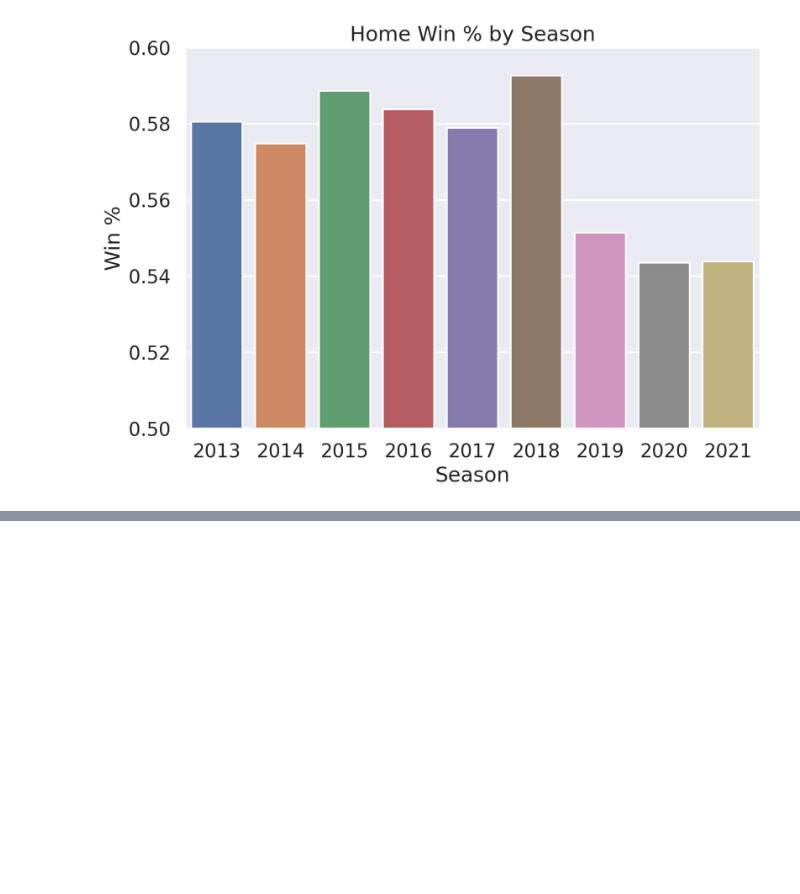
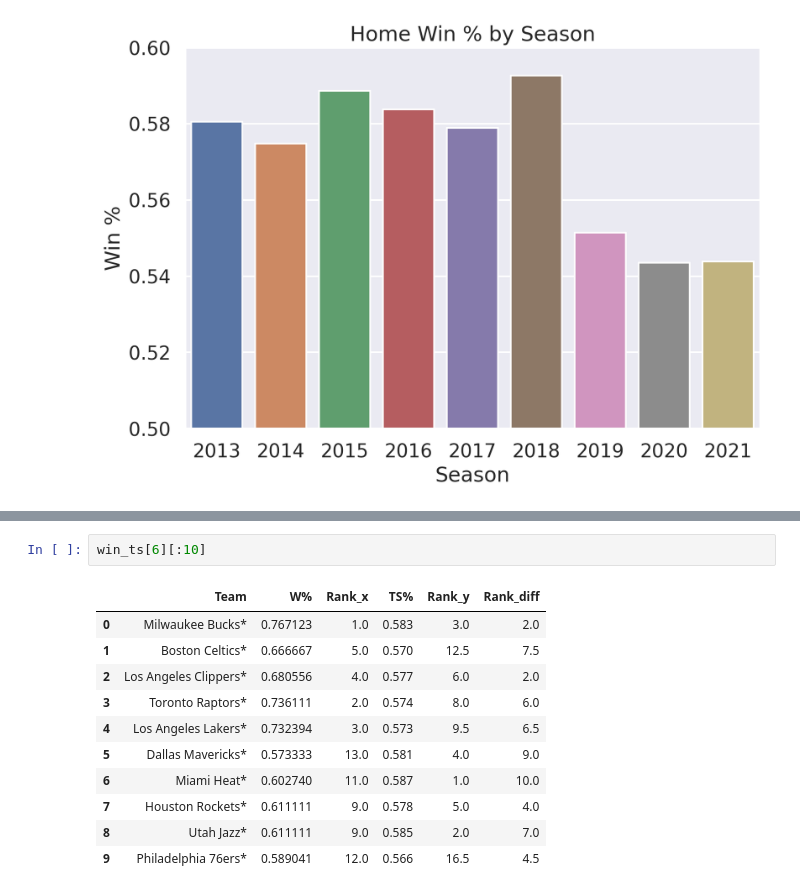
Before and after one commit to edubf22/nba-games, a Jupyter notebook: notebooks/eda.ipynb, the cells around one changed output, grey strips where cells are left out. Cells and saved outputs as stored; diff of their text form; blank space fills up the shorter version.

```diff
--- a/notebooks/eda.ipynb
+++ b/notebooks/eda.ipynb
@@ -73,0 +222,14 @@ plt.show()
+# %%
+win_ts[6][:10]
+# %% [output]
+|  | Team | W% | Rank_x | TS% | Rank_y | Rank_diff |
+| 0 | Milwaukee Bucks* | 0.767123 | 1.0 | 0.583 | 3.0 | 2.0 |
+| 1 | Boston Celtics* | 0.666667 | 5.0 | 0.570 | 12.5 | 7.5 |
+| 2 | Los Angeles Clippers* | 0.680556 | 4.0 | 0.577 | 6.0 | 2.0 |
+| 3 | Toronto Raptors* | 0.736111 | 2.0 | 0.574 | 8.0 | 6.0 |
+| 4 | Los Angeles Lakers* | 0.732394 | 3.0 | 0.573 | 9.5 | 6.5 |
+| 5 | Dallas Mavericks* | 0.573333 | 13.0 | 0.581 | 4.0 | 9.0 |
+| 6 | Miami Heat* | 0.602740 | 11.0 | 0.587 | 1.0 | 10.0 |
+| 7 | Houston Rockets* | 0.611111 | 9.0 | 0.578 | 5.0 | 4.0 |
+| 8 | Utah Jazz* | 0.611111 | 9.0 | 0.585 | 2.0 | 7.0 |
+| 9 | Philadelphia 76ers* | 0.589041 | 12.0 | 0.566 | 16.5 | 4.5 |
```
Also changed, not shown: parts of 25 cells of this notebook, 5 other files.
